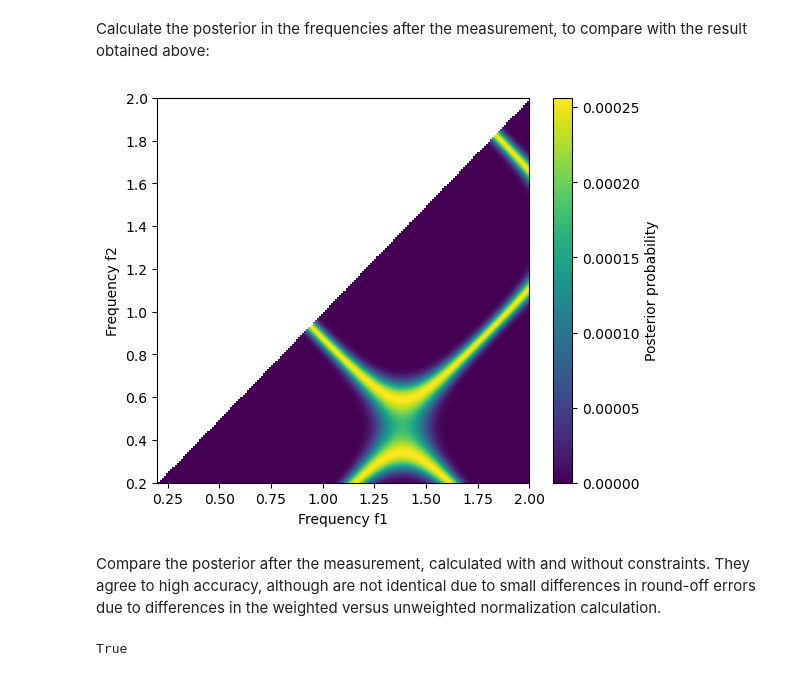
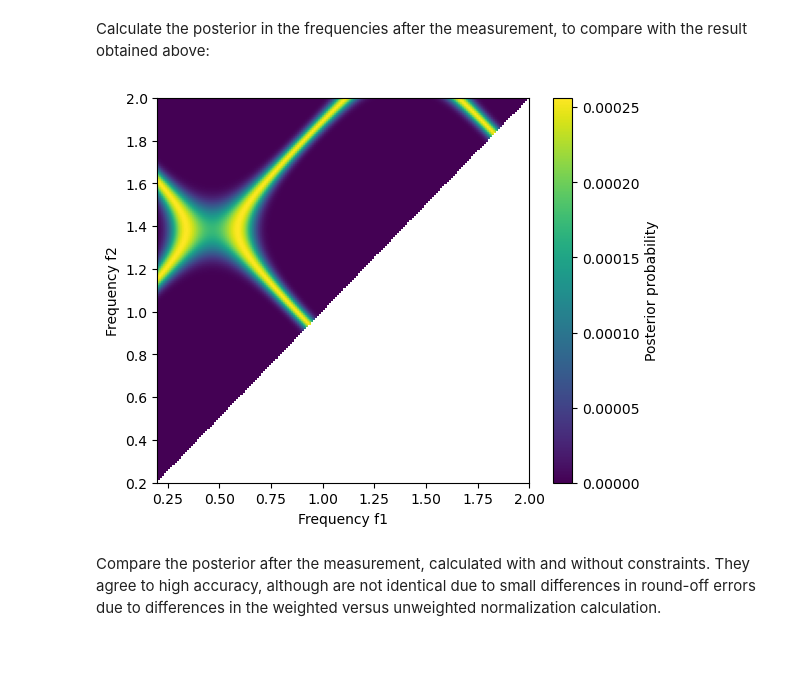
Before and after one commit to dkirkby/bayesdesign, a Jupyter notebook: examples/GridConstraints.ipynb, the cells around one changed output. Saved outputs shown, nothing was run; the diff lists cells and outputs as text; code cells hidden in the pictures.

```diff
--- a/examples/GridConstraints.ipynb
+++ b/examples/GridConstraints.ipynb
@@ -255,7 +241,7 @@ designer2b = ExperimentDesigner(params2b, features2, designs2, likelihood2b)
 prior2b = np.ones(params2b.shape)
 params2b.normalize(prior2b);
 # %%
-designer2b.calculateEIG(prior2b)
+best2b = designer2b.calculateEIG(prior2b)
 designer2b.describe()
 # %% [output]
 GRID       designs [101:t_obs]
@@ -279,19 +267,17 @@ ax.grid();
 # %% [markdown]
 Calculate the posterior in the frequencies after the measurement, to compare with the result obtained above:
 # %%
-post2b = designer2b.get_posterior(t_obs=t, y_obs=-0.1)
+post2b = designer2b.get_posterior(t_obs=best2b['t_obs'], y_obs=-0.1)
 post2b_expanded = params2b.expand(post2b)
 # %%
 fig, ax = plt.subplots(figsize=(6,5))
-I = ax.imshow(post2b_expanded.squeeze(), extent=params2.extent('f1')+params2.extent('f2'), origin='lower', aspect='auto')
+I = ax.imshow(post2b_expanded.squeeze().T, extent=params2.extent('f1')+params2.extent('f2'), origin='lower', aspect='auto')
 plt.colorbar(I, ax=ax, label='Posterior probability')
 ax.set(xlabel='Frequency f1', ylabel='Frequency f2');
 # %% [output]
-[figure, old version]
+[figure, new version]
 # %% [markdown]
 Compare the posterior after the measurement, calculated with and without constraints. They agree to high accuracy, although are not identical due to small differences in round-off errors due to differences in the weighted versus unweighted normalization calculation.
 # %%
 mask = ~np.isnan(post2b_expanded)
-np.allclose(post2[mask], post2b_expanded[mask], rtol=1e-18, atol=1e-18)
+assert np.allclose(post2[mask], post2b_expanded[mask], rtol=1e-18, atol=1e-18)
-# %% [output]
-True
```
Also changed, not shown: parts of 16 cells of this notebook, 1 other file.
